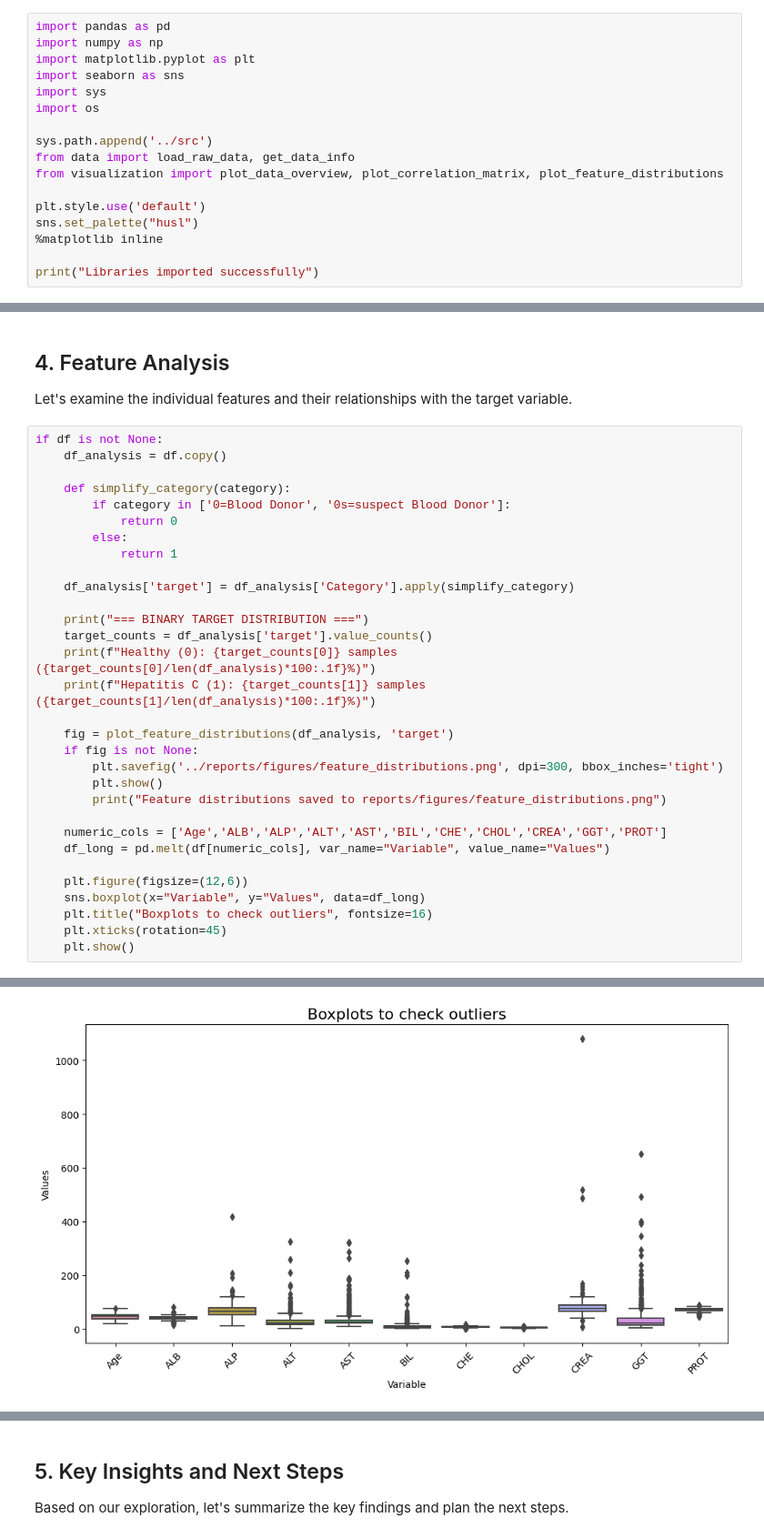
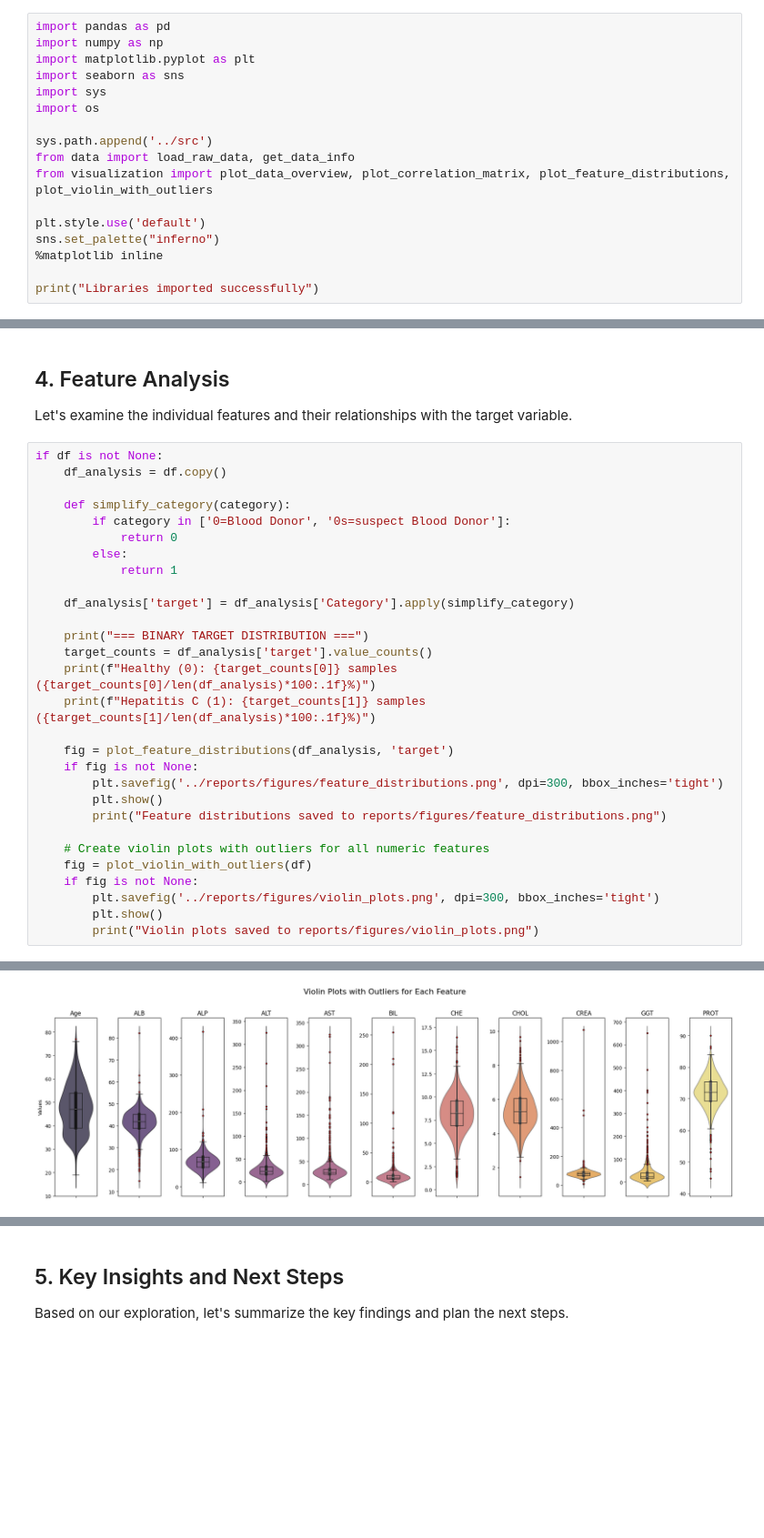
Before and after one commit to Ninjalice/HEPATITIS_C_MODEL, a Jupyter notebook: notebooks/01-data-exploration.ipynb, the cells around one changed output, grey strips where cells are left out. Shown at 91% size. Drawn from its saved outputs; the diff is of its cells as text; blank space fills up the shorter version.

```diff
--- a/notebooks/01-data-exploration.ipynb
+++ b/notebooks/01-data-exploration.ipynb
@@ -19,10 +19,10 @@ import os
 
 sys.path.append('../src')
 from data import load_raw_data, get_data_info
-from visualization import plot_data_overview, plot_correlation_matrix, plot_feature_distributions
+from visualization import plot_data_overview, plot_correlation_matrix, plot_feature_distributions, plot_violin_with_outliers
 
 plt.style.use('default')
-sns.set_palette("husl")
+sns.set_palette("inferno")
 %matplotlib inline
 
 print("Libraries imported successfully")
@@ -159,14 +159,12 @@ if df is not None:
         plt.show()
         print("Feature distributions saved to reports/figures/feature_distributions.png")
 
-    numeric_cols = ['Age','ALB','ALP','ALT','AST','BIL','CHE','CHOL','CREA','GGT','PROT']
-    df_long = pd.melt(df[numeric_cols], var_name="Variable", value_name="Values")
-
-    plt.figure(figsize=(12,6))
-    sns.boxplot(x="Variable", y="Values", data=df_long)
-    plt.title("Boxplots to check outliers", fontsize=16)
-    plt.xticks(rotation=45)
-    plt.show()
+    # Create violin plots with outliers for all numeric features
+    fig = plot_violin_with_outliers(df)
+    if fig is not None:
+        plt.savefig('../reports/figures/violin_plots.png', dpi=300, bbox_inches='tight')
+        plt.show()
+        print("Violin plots saved to reports/figures/violin_plots.png")
 # %% [output]
 === BINARY TARGET DISTRIBUTION ===
 Healthy (0): 540 samples (87.8%)
@@ -175,2 +173,2 @@ Hepatitis C (1): 75 samples (12.2%)
 Feature distributions saved to reports/figures/feature_distributions.png
-[figure, old version]
+[figure, new version]
```
Also changed, not shown: parts of 5 cells of this notebook, 19 other files.
